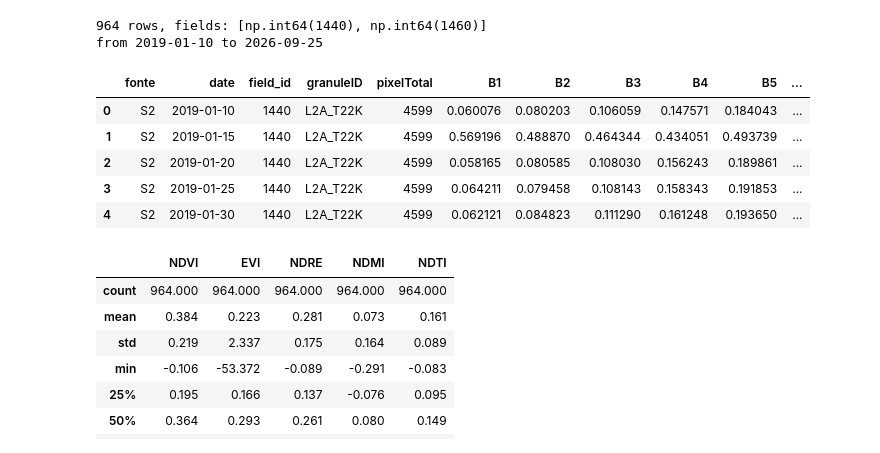
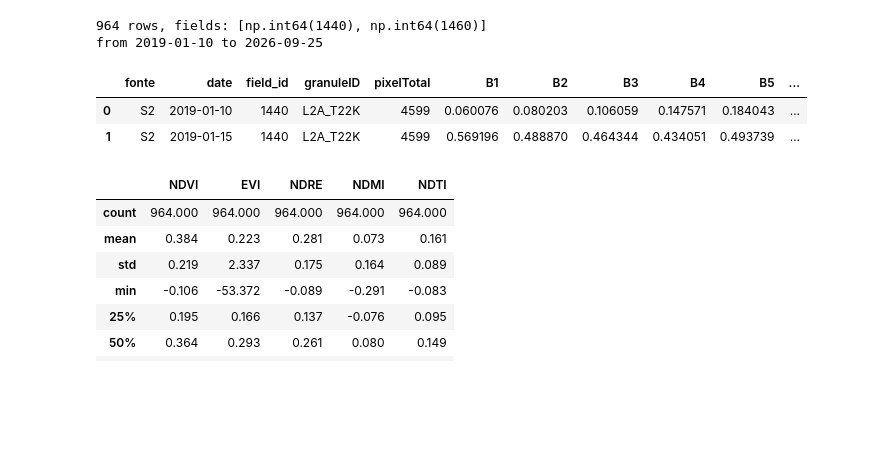
Before and after one commit to jfontenelli/cane_cycle, a Jupyter notebook: notebooks/sugarcane_cycle_analysis.ipynb, the cells around one changed output. Saved outputs shown, nothing was run; the diff lists cells and outputs as text; code cells hidden in the pictures; blank space fills up the shorter version.

```diff
--- a/notebooks/vegetation_index.ipynb
+++ b/notebooks/sugarcane_cycle_analysis.ipynb
@@ -41,17 +72,14 @@ FIGURES_DIR = PROJECT_DIR / "figures"
 # %%
 df = load_s2_csv(RAW_FILE)
 print(f"{len(df)} rows, fields: {sorted(df['field_id'].unique())}")
 print(f"from {df['date'].min():%Y-%m-%d} to {df['date'].max():%Y-%m-%d}")
-df.head()
+df.head(2)
 # %% [output]
 964 rows, fields: [np.int64(1440), np.int64(1460)]
 from 2019-01-10 to 2026-09-25
 |  | fonte | date | field_id | granuleID | pixelTotal | B1 | B2 | B3 | B4 | B5 | ... |
 | 0 | S2 | 2019-01-10 | 1440 | L2A_T22K | 4599 | 0.060076 | 0.080203 | 0.106059 | 0.147571 | 0.184043 | ... |
 | 1 | S2 | 2019-01-15 | 1440 | L2A_T22K | 4599 | 0.569196 | 0.488870 | 0.464344 | 0.434051 | 0.493739 | ... |
-| 2 | S2 | 2019-01-20 | 1440 | L2A_T22K | 4599 | 0.058165 | 0.080585 | 0.108030 | 0.156243 | 0.189861 | ... |
-| 3 | S2 | 2019-01-25 | 1440 | L2A_T22K | 4599 | 0.064211 | 0.079458 | 0.108143 | 0.158343 | 0.191853 | ... |
-| 4 | S2 | 2019-01-30 | 1440 | L2A_T22K | 4599 | 0.062121 | 0.084823 | 0.111290 | 0.161248 | 0.193650 | ... |
 # %%
 df = add_indices(df, indices=INDICES_TO_COMPUTE)
 
```
Also changed, not shown: parts of 25 cells of this notebook, 14 other files.
